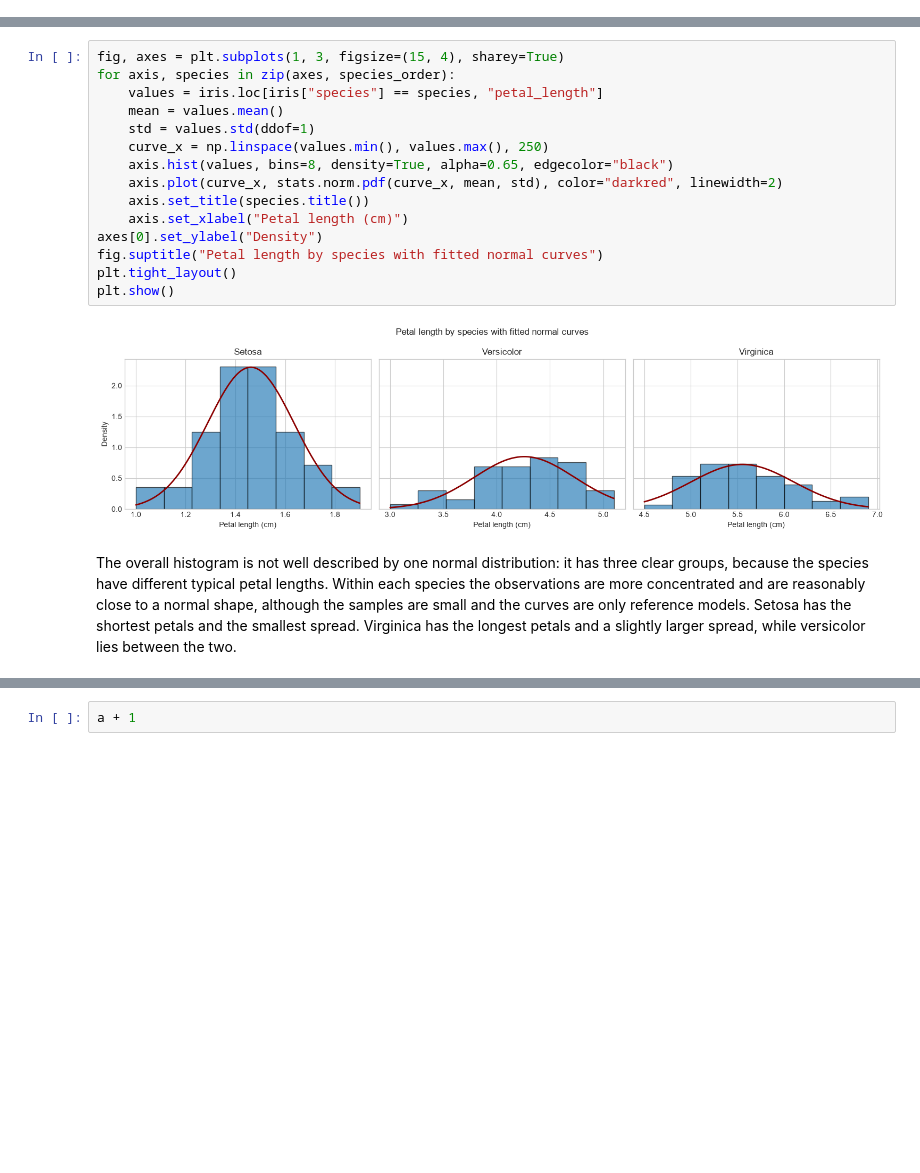
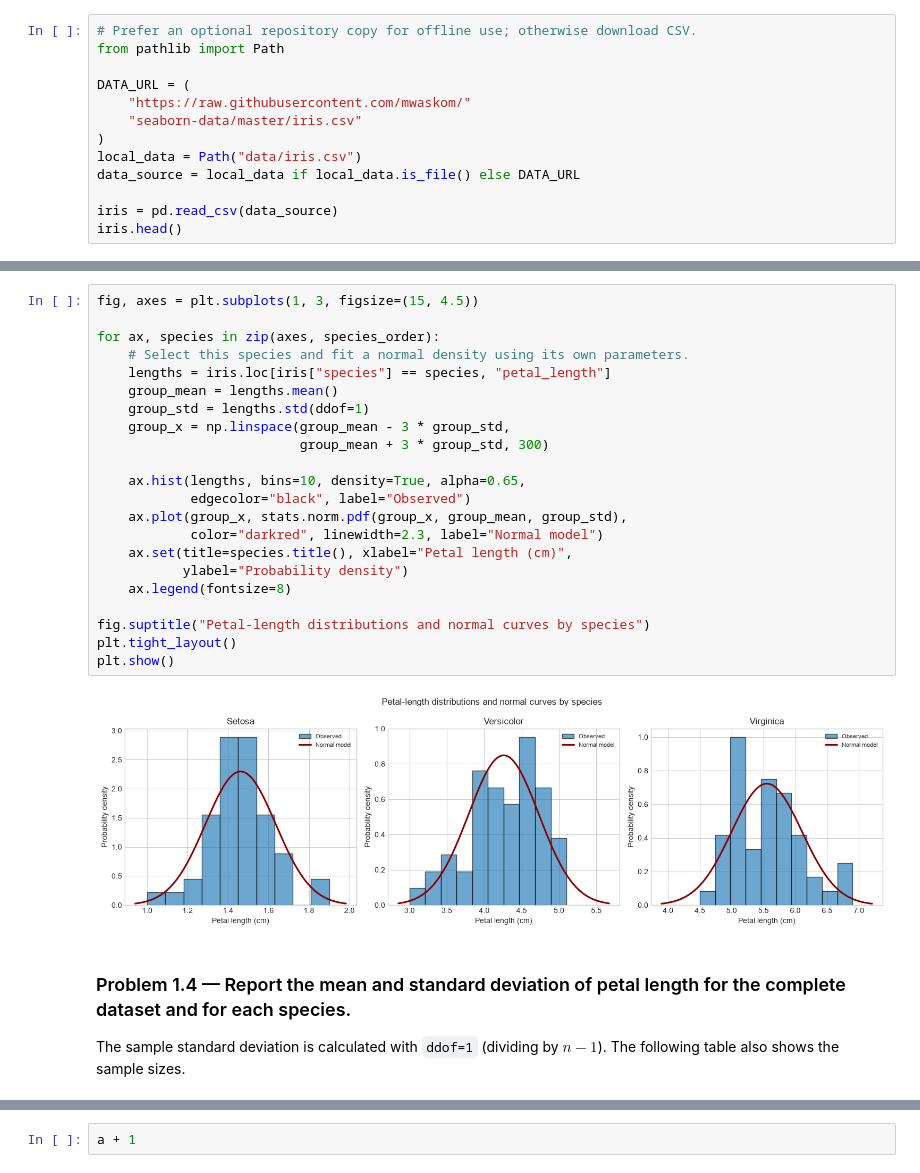
Before and after one commit to HewaOrang/AppStat, a Jupyter notebook: problems.ipynb, the cells around one changed output, grey strips where cells are left out. Drawn from its saved outputs; the diff is of its cells as text; blank space fills up the shorter version.

```diff
--- a/problems.ipynb
+++ b/problems.ipynb
@@ -21,0 +27,13 @@ iris.head()
+# %%
+# Prefer an optional repository copy for offline use; otherwise download CSV.
+from pathlib import Path
+
+DATA_URL = (
+    "https://raw.githubusercontent.com/mwaskom/"
+    "seaborn-data/master/iris.csv"
+)
+local_data = Path("data/iris.csv")
+data_source = local_data if local_data.is_file() else DATA_URL
+
+iris = pd.read_csv(data_source)
+iris.head()
@@ -56,19 +96,29 @@ summary.round(3)
 # %%
-fig, axes = plt.subplots(1, 3, figsize=(15, 4), sharey=True)
-for axis, species in zip(axes, species_order):
-    values = iris.loc[iris["species"] == species, "petal_length"]
-    mean = values.mean()
-    std = values.std(ddof=1)
-    curve_x = np.linspace(values.min(), values.max(), 250)
-    axis.hist(values, bins=8, density=True, alpha=0.65, edgecolor="black")
-    axis.plot(curve_x, stats.norm.pdf(curve_x, mean, std), color="darkred", linewidth=2)
-    axis.set_title(species.title())
-    axis.set_xlabel("Petal length (cm)")
-axes[0].set_ylabel("Density")
-fig.suptitle("Petal length by species with fitted normal curves")
+fig, axes = plt.subplots(1, 3, figsize=(15, 4.5))
+
+for ax, species in zip(axes, species_order):
+    # Select this species and fit a normal density using its own parameters.
+    lengths = iris.loc[iris["species"] == species, "petal_length"]
+    group_mean = lengths.mean()
+    group_std = lengths.std(ddof=1)
+    group_x = np.linspace(group_mean - 3 * group_std,
+                          group_mean + 3 * group_std, 300)
+
+    ax.hist(lengths, bins=10, density=True, alpha=0.65,
+            edgecolor="black", label="Observed")
+    ax.plot(group_x, stats.norm.pdf(group_x, group_mean, group_std),
+            color="darkred", linewidth=2.3, label="Normal model")
+    ax.set(title=species.title(), xlabel="Petal length (cm)",
+           ylabel="Probability density")
+    ax.legend(fontsize=8)
+
+fig.suptitle("Petal-length distributions and normal curves by species")
 plt.tight_layout()
 plt.show()
 # %% [output]
-[figure, old version]
+[figure, new version]
 # %% [markdown]
-The overall histogram is not well described by one normal distribution: it has three clear groups, because the species have different typical petal lengths. Within each species the observations are more concentrated and are reasonably close to a normal shape, although the samples are small and the curves are only reference models. Setosa has the shortest petals and the smallest spread. Virginica has the longest petals and a slightly larger spread, while versicolor lies between the two.
+### Problem 1.4 — Report the mean and standard deviation of petal length for the complete dataset and for each species.
+
+The sample standard deviation is calculated with `ddof=1` (dividing by
+$n-1$). The following table also shows the sample sizes.
```
Also changed, not shown: parts of 16 cells of this notebook.
